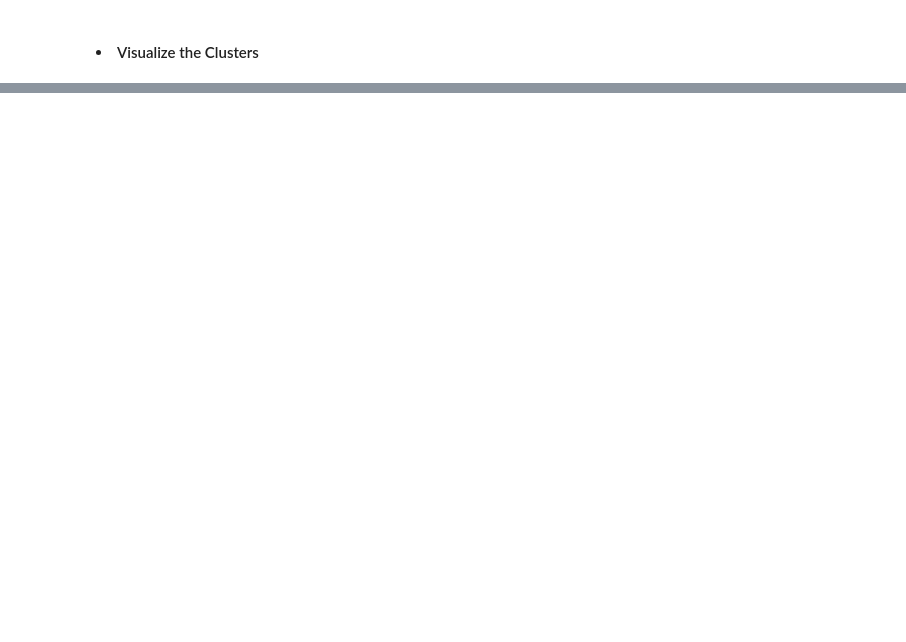
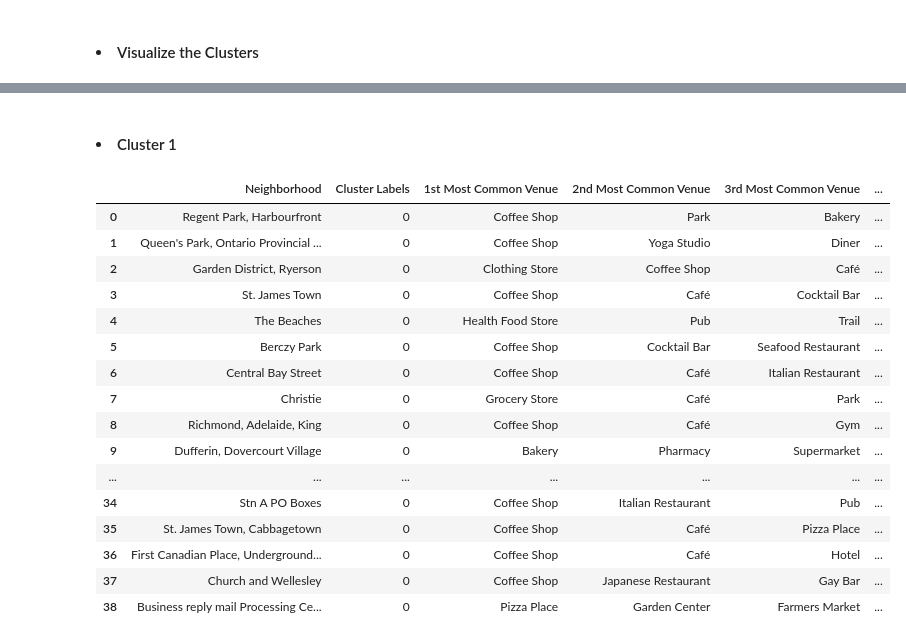
Before and after one commit to rmokashi82/Coursera_Capstone2, a Jupyter notebook: IBM Data Science - Capstone.ipynb, the cells around one changed output, grey strips where cells are left out. Saved outputs shown, nothing was run; the diff lists cells and outputs as text; code cells hidden in the pictures; blank space fills up the shorter version.

Commit message:
Published from Watson Studio.

```diff
--- a/IBM Data Science - Capstone.ipynb
+++ b/IBM Data Science - Capstone.ipynb
@@ -489,3 +493,25 @@ for lat, lon, poi, cluster in zip(toronto_merged['Latitude'], toronto_merged['Lo
 map_clusters
 # %% [output]
 [interactive output not drawn]
+# %% [markdown]
+#### <li> Cluster 1 </li>
+# %%
+toronto_merged.loc[toronto_merged['Cluster Labels']==0, toronto_merged.columns[[2] + list(range(5, toronto_merged.shape[1]))]]
+# %% [output]
+|  | Neighborhood | Cluster Labels | 1st Most Common Venue | 2nd Most Common Venue | 3rd Most Common Venue | ... |
+| 0 | Regent Park, Harbourfront | 0 | Coffee Shop | Park | Bakery | ... |
+| 1 | Queen's Park, Ontario Provincial ... | 0 | Coffee Shop | Yoga Studio | Diner | ... |
+| 2 | Garden District, Ryerson | 0 | Clothing Store | Coffee Shop | Café | ... |
+| 3 | St. James Town | 0 | Coffee Shop | Café | Cocktail Bar | ... |
+| 4 | The Beaches | 0 | Health Food Store | Pub | Trail | ... |
+| 5 | Berczy Park | 0 | Coffee Shop | Cocktail Bar | Seafood Restaurant | ... |
+| 6 | Central Bay Street | 0 | Coffee Shop | Café | Italian Restaurant | ... |
+| 7 | Christie | 0 | Grocery Store | Café | Park | ... |
+| 8 | Richmond, Adelaide, King | 0 | Coffee Shop | Café | Gym | ... |
+| 9 | Dufferin, Dovercourt Village | 0 | Bakery | Pharmacy | Supermarket | ... |
+| ... | ... | ... | ... | ... | ... | ... |
+| 34 | Stn A PO Boxes | 0 | Coffee Shop | Italian Restaurant | Pub | ... |
+| 35 | St. James Town, Cabbagetown | 0 | Coffee Shop | Café | Pizza Place | ... |
+| 36 | First Canadian Place, Underground... | 0 | Coffee Shop | Café | Hotel | ... |
+| 37 | Church and Wellesley | 0 | Coffee Shop | Japanese Restaurant | Gay Bar | ... |
+| 38 | Business reply mail Processing Ce... | 0 | Pizza Place | Garden Center | Farmers Market | ... |
```
Also changed, not shown: parts of 10 cells of this notebook.
